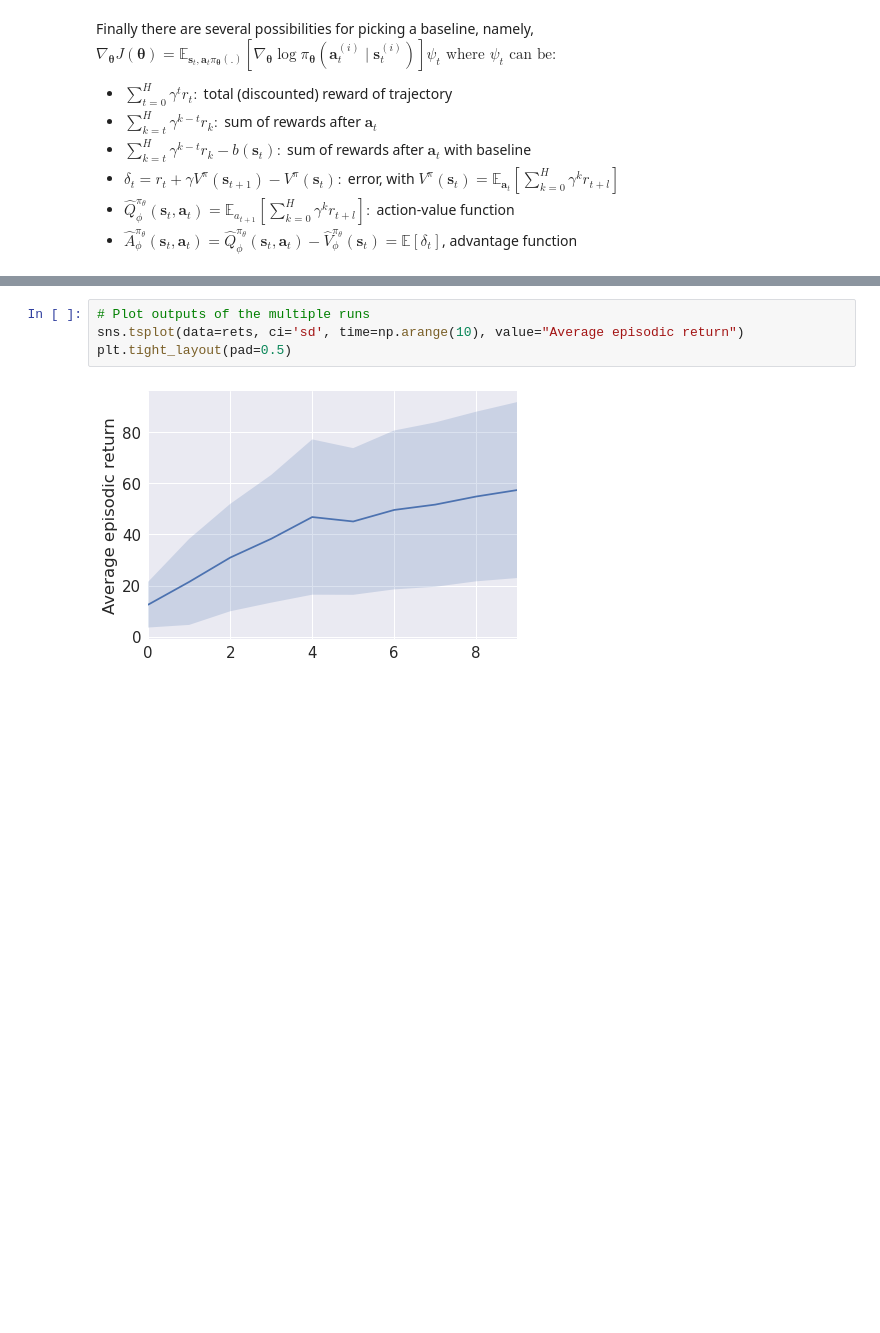
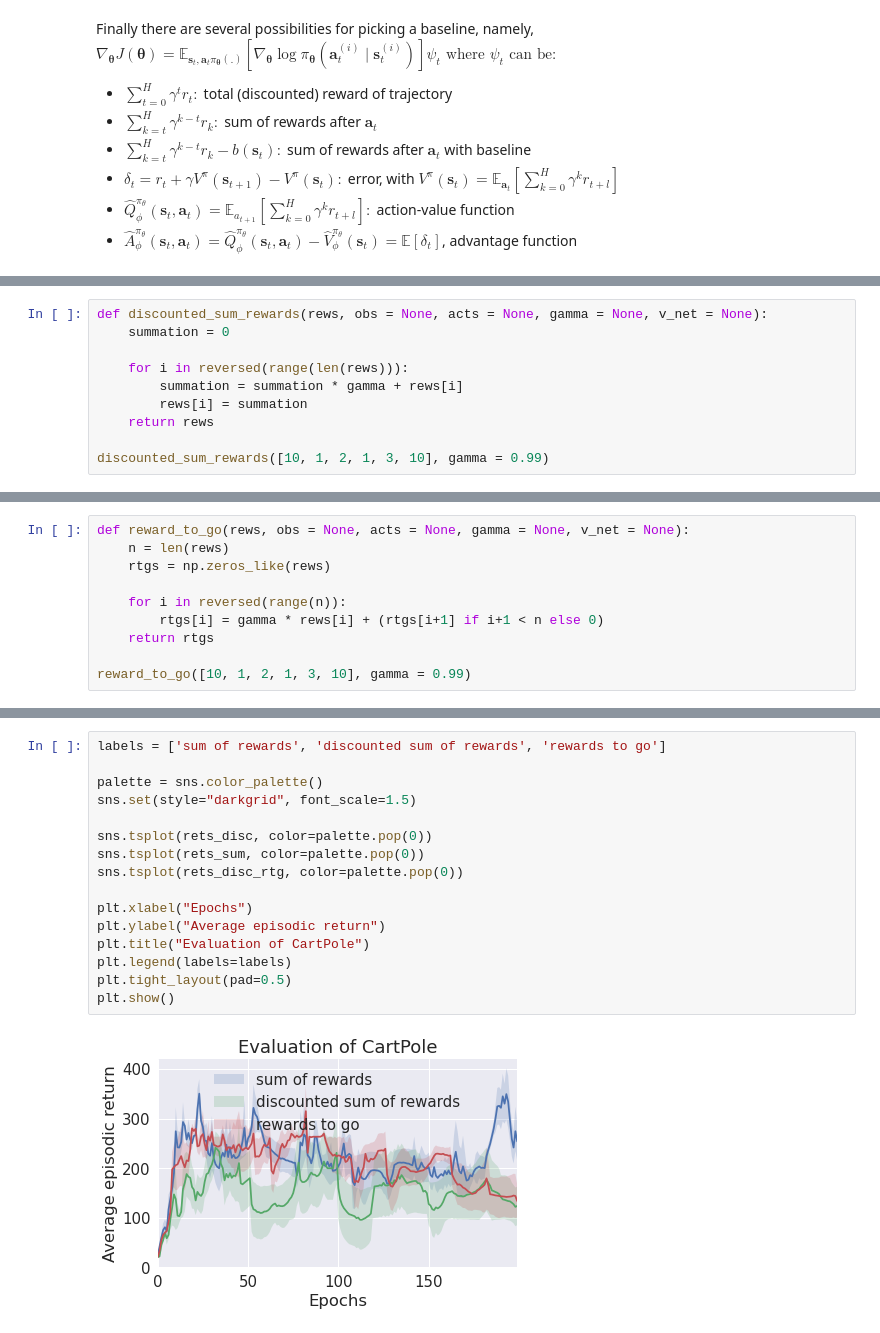
Before and after one commit to RobvanGastel/meta-rl-algorithms, a Jupyter notebook: PG/Policy Gradient with different baselines.ipynb, the cells around one changed output, grey strips where cells are left out. Saved outputs shown, nothing was run; the diff lists cells and outputs as text; blank space fills up the shorter version.

```diff
--- a/PG/Policy Gradient with different baselines.ipynb
+++ b/PG/Policy Gradient with different baselines.ipynb
@@ -204,0 +224,10 @@ def reward_to_go_average(rews, obs = None, acts = None, gamma = None):
+# %%
+def discounted_sum_rewards(rews, obs = None, acts = None, gamma = None, v_net = None):
+    summation = 0
+
+    for i in reversed(range(len(rews))):
+        summation = summation * gamma + rews[i]
+        rews[i] = summation
+    return rews
+
+discounted_sum_rewards([10, 1, 2, 1, 3, 10], gamma = 0.99)
@@ -204,0 +260,10 @@ def reward_to_go_average(rews, obs = None, acts = None, gamma = None):
+# %%
+def reward_to_go(rews, obs = None, acts = None, gamma = None, v_net = None):
+    n = len(rews)
+    rtgs = np.zeros_like(rews)
+
+    for i in reversed(range(n)):
+        rtgs[i] = gamma * rews[i] + (rtgs[i+1] if i+1 < n else 0)
+    return rtgs
+
+reward_to_go([10, 1, 2, 1, 3, 10], gamma = 0.99)
@@ -242,6 +313,18 @@ epoch:   9       loss: 10.312    return: 86.102          ep_len: 86.102
-# %%
-# Plot outputs of the multiple runs
-sns.tsplot(data=rets, ci='sd', time=np.arange(10), value="Average episodic return")
-plt.tight_layout(pad=0.5)
-# %% [output]
-[figure, removed]
+# %%
+labels = ['sum of rewards', 'discounted sum of rewards', 'rewards to go']
+
+palette = sns.color_palette()
+sns.set(style="darkgrid", font_scale=1.5)
+
+sns.tsplot(rets_disc, color=palette.pop(0))
+sns.tsplot(rets_sum, color=palette.pop(0))
+sns.tsplot(rets_disc_rtg, color=palette.pop(0))
+
+plt.xlabel("Epochs")
+plt.ylabel("Average episodic return")
+plt.title("Evaluation of CartPole")
+plt.legend(labels=labels)
+plt.tight_layout(pad=0.5)
+plt.show()
+# %% [output]
+[figure, added]
```
Also changed, not shown: parts of 17 cells of this notebook, 2 other files.
